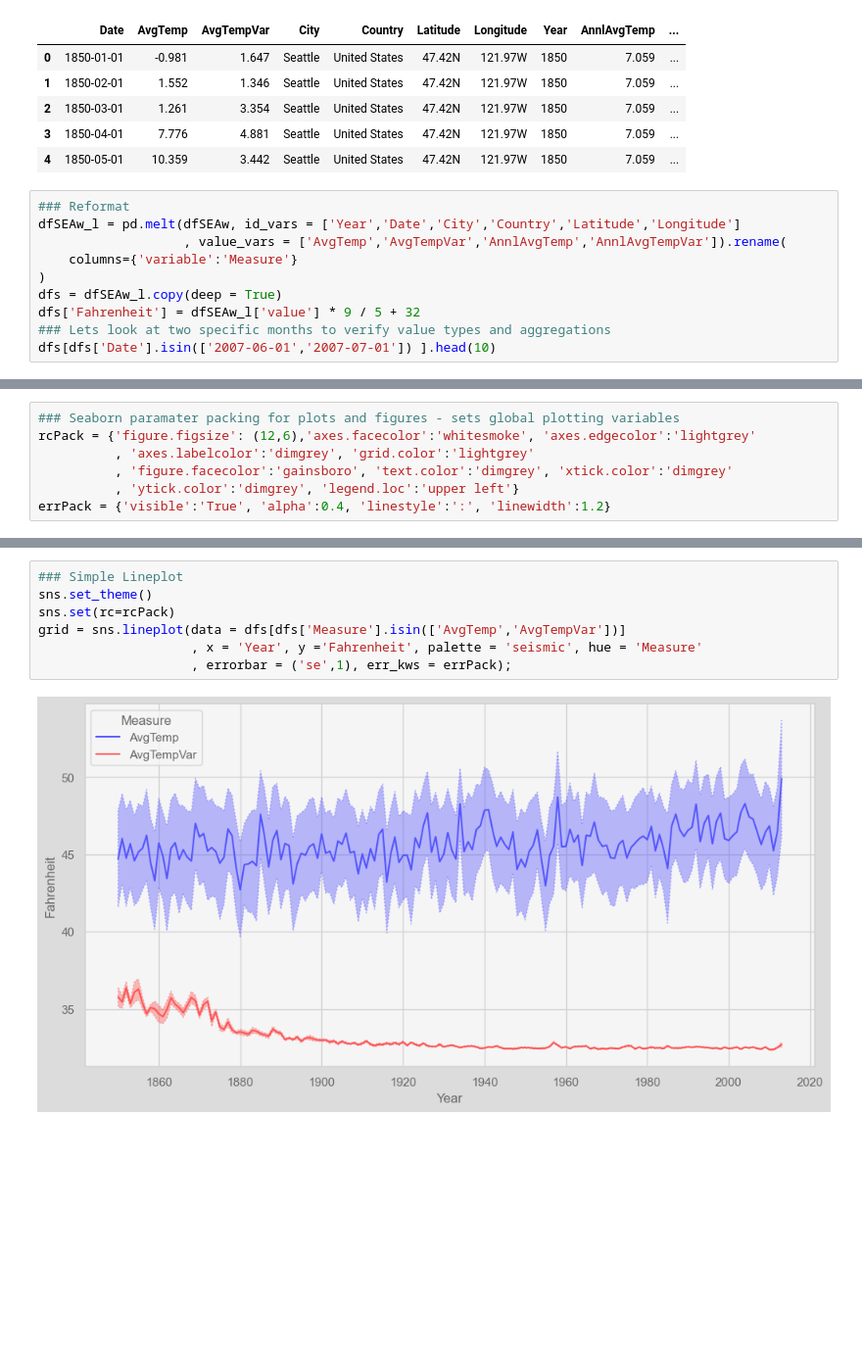
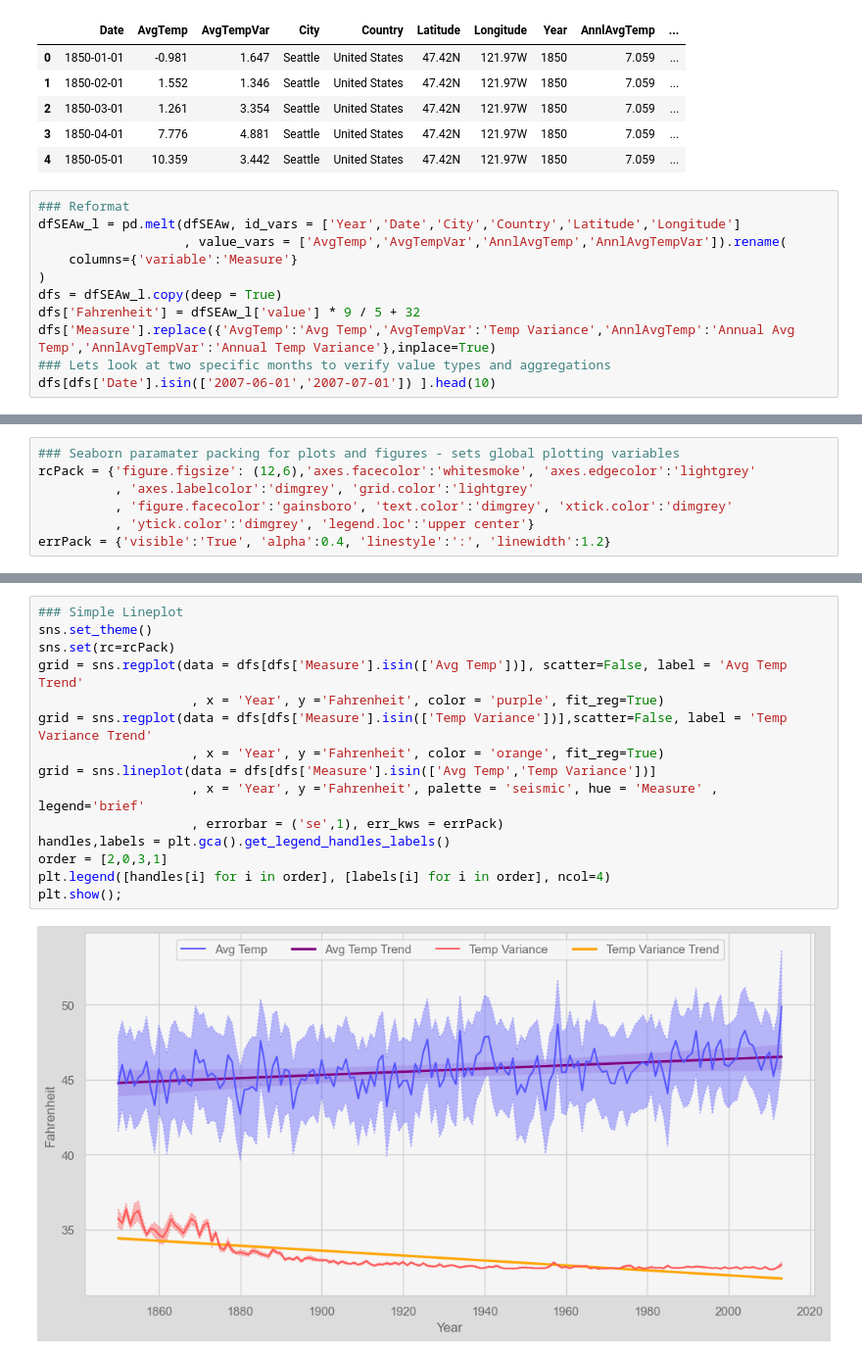
Before and after one commit to grnflash/Analytics-Portfolio, a Jupyter notebook: annual_temp_sea.ipynb, the cells around one changed output, grey strips where cells are left out. Shown at 98% size. Drawn from its saved outputs; the diff is of its cells as text; blank space fills up the shorter version.

```diff
--- a/annual_temp_sea.ipynb
+++ b/annual_temp_sea.ipynb
@@ -86,6 +94,7 @@ dfSEAw_l = pd.melt(dfSEAw, id_vars = ['Year','Date','City','Country','Latitude',
 )
 dfs = dfSEAw_l.copy(deep = True)
 dfs['Fahrenheit'] = dfSEAw_l['value'] * 9 / 5 + 32
+dfs['Measure'].replace({'AvgTemp':'Avg Temp','AvgTempVar':'Temp Variance','AnnlAvgTemp':'Annual Avg Temp','AnnlAvgTempVar':'Annual Temp Variance'},inplace=True)
 ### Lets look at two specific months to verify value types and aggregations
 dfs[dfs['Date'].isin(['2007-06-01','2007-07-01']) ].head(10)
 # %% [output]
@@ -103,5 +116,5 @@ dfs[dfs['Date'].isin(['2007-06-01','2007-07-01']) ].head(10)
 rcPack = {'figure.figsize': (12,6),'axes.facecolor':'whitesmoke', 'axes.edgecolor':'lightgrey'
           , 'axes.labelcolor':'dimgrey', 'grid.color':'lightgrey'
           , 'figure.facecolor':'gainsboro', 'text.color':'dimgrey', 'xtick.color':'dimgrey'
-          , 'ytick.color':'dimgrey', 'legend.loc':'upper left'}
+          , 'ytick.color':'dimgrey', 'legend.loc':'upper center'}
 errPack = {'visible':'True', 'alpha':0.4, 'linestyle':':', 'linewidth':1.2}
@@ -108,9 +125,17 @@ errPack = {'visible':'True', 'alpha':0.4, 'linestyle':':', 'linewidth':1.2}
 # %%
 ### Simple Lineplot
 sns.set_theme()
 sns.set(rc=rcPack)
-grid = sns.lineplot(data = dfs[dfs['Measure'].isin(['AvgTemp','AvgTempVar'])]
-                    , x = 'Year', y ='Fahrenheit', palette = 'seismic', hue = 'Measure'
-                    , errorbar = ('se',1), err_kws = errPack);
+grid = sns.regplot(data = dfs[dfs['Measure'].isin(['Avg Temp'])], scatter=False, label = 'Avg Temp Trend'
+                    , x = 'Year', y ='Fahrenheit', color = 'purple', fit_reg=True)
+grid = sns.regplot(data = dfs[dfs['Measure'].isin(['Temp Variance'])],scatter=False, label = 'Temp Variance Trend'
+                    , x = 'Year', y ='Fahrenheit', color = 'orange', fit_reg=True)
+grid = sns.lineplot(data = dfs[dfs['Measure'].isin(['Avg Temp','Temp Variance'])]
+                    , x = 'Year', y ='Fahrenheit', palette = 'seismic', hue = 'Measure' , legend='brief'
+                    , errorbar = ('se',1), err_kws = errPack)
+handles,labels = plt.gca().get_legend_handles_labels()
+order = [2,0,3,1]
+plt.legend([handles[i] for i in order], [labels[i] for i in order], ncol=4)
+plt.show();
 # %% [output]
-[figure, old version]
+[figure, new version]
```
Also changed, not shown: parts of 10 cells of this notebook.
